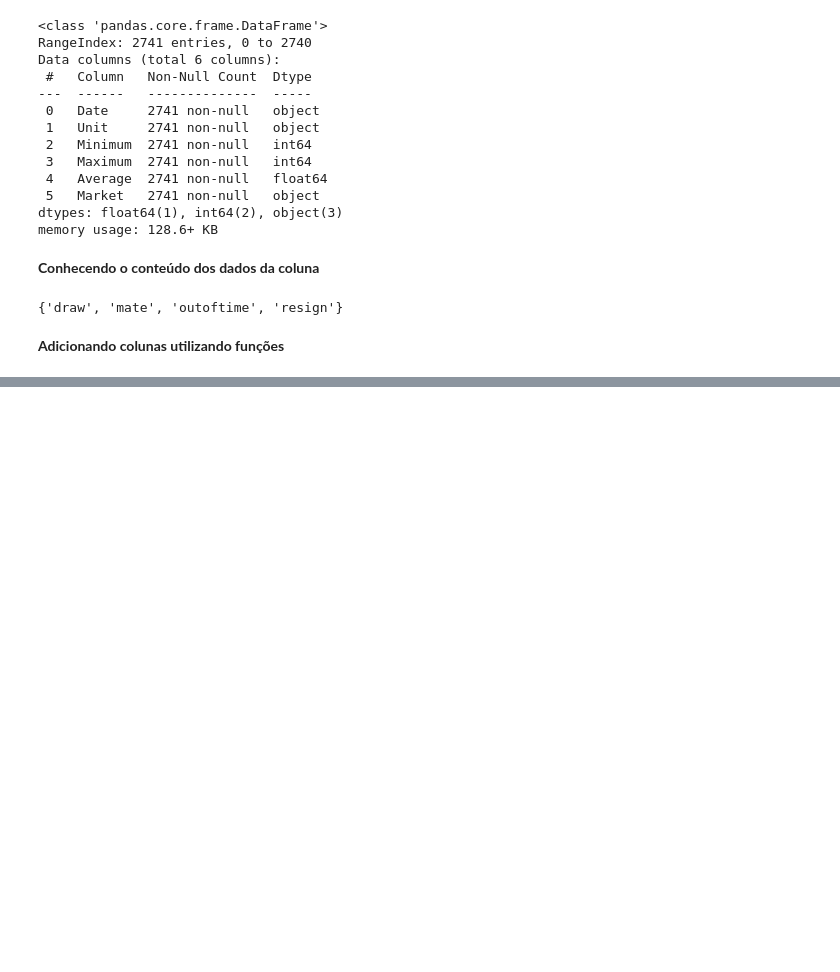
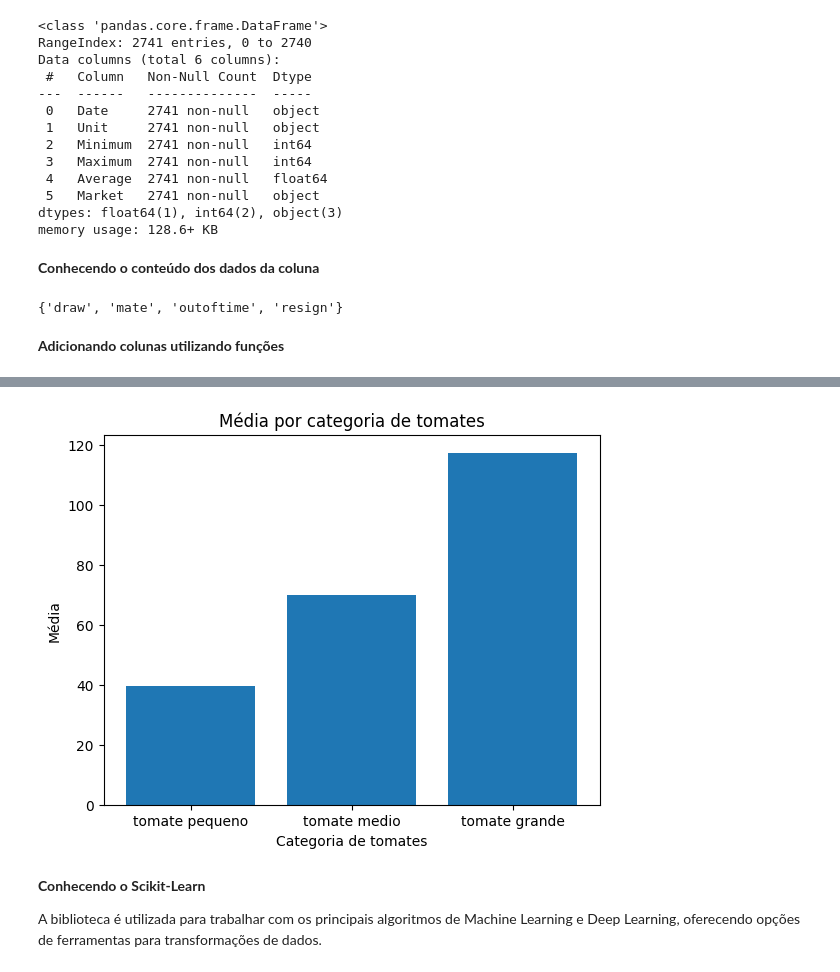
Before and after one commit to alessandrabarcelos/Principais-bibliotecas-de-Machine-Learning, a Jupyter notebook: bibliotecasml.ipynb, the cells around one changed output, grey strips where cells are left out. Cells and saved outputs as stored; diff of their text form; code cells hidden in the pictures; blank space fills up the shorter version.

Commit message:
Scikit-Learn

```diff
--- a/bibliotecasml.ipynb
+++ b/bibliotecasml.ipynb
@@ -99,0 +344,14 @@ set (df_excel['victory_status'])
+# %%
+# Gráfico de barras
+
+plt.bar(tomates['categoria_tomate'], tomates['Average'])
+plt.xlabel('Categoria de tomates')
+plt.ylabel('Média')
+plt.title('Média por categoria de tomates')
+plt.show()
+# %% [output]
+[figure, added]
+# %% [markdown]
+**Conhecendo o Scikit-Learn**
+
+A biblioteca é utilizada para trabalhar com os principais algoritmos de Machine Learning e Deep Learning, oferecendo opções de ferramentas para transformações de dados.
```
Also changed, not shown: parts of 35 cells of this notebook.
